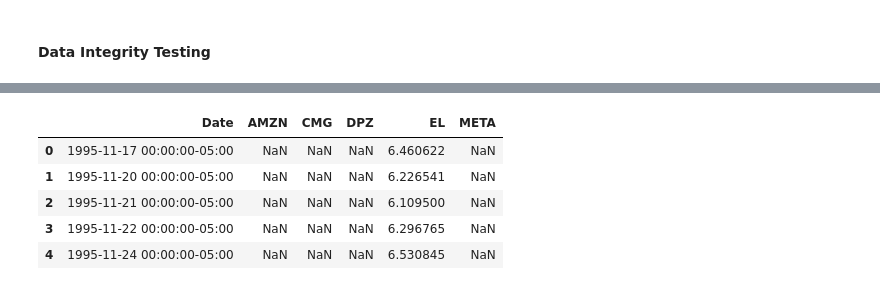
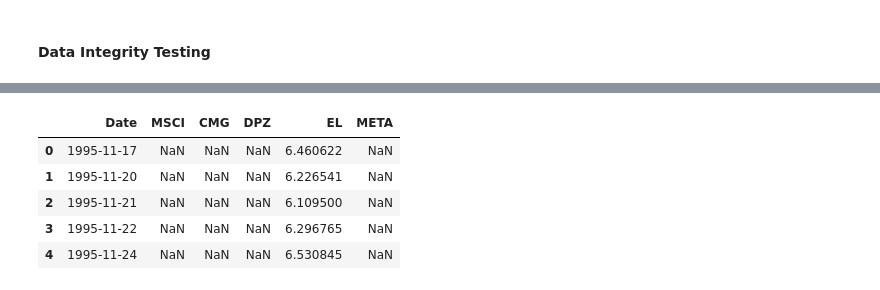
Before and after one commit to aloukrezis01/capital-markets, a Jupyter notebook: Growth Equity EDA.ipynb, the cells around one changed output, grey strips where cells are left out. Drawn from its saved outputs; the diff is of its cells as text; code cells hidden in the pictures.

```diff
--- a/Growth Equity EDA.ipynb
+++ b/Growth Equity EDA.ipynb
@@ -21,7 +21,7 @@ sns.despine(left=True)
 # %% [markdown]
 ### Equity Data Uploading
 # %%
-AMZN = pd.read_csv('Historical_Data_Prices/AMZN.csv')
+MSCI = pd.read_csv('Historical_Data_Prices/MSCI.csv')
 CMG = pd.read_csv('Historical_Data_Prices/CMG.csv')
 DPZ = pd.read_csv('Historical_Data_Prices/DPZ.csv')
 EL = pd.read_csv('Historical_Data_Prices/EL.csv')
@@ -57,0 +58,7 @@ AMZN.head(5)
+# %%
+# Split the 'Date' string on space (' ') and take the first part, which is 'YYYY-MM-DD'
+MSCI['Date'] = MSCI['Date'].str.split(' ').str[0]
+CMG['Date'] = CMG['Date'].str.split(' ').str[0]
+DPZ['Date'] = DPZ['Date'].str.split(' ').str[0]
+EL['Date'] = EL['Date'].str.split(' ').str[0]
+META['Date'] = META['Date'].str.split(' ').str[0]
@@ -57,0 +83,6 @@ AMZN.head(5)
+# %%
+MSCI['Date'] = pd.to_datetime(MSCI['Date'])
+CMG['Date'] = pd.to_datetime(CMG['Date'])
+DPZ['Date'] = pd.to_datetime(DPZ['Date'])
+EL['Date'] = pd.to_datetime(EL['Date'])
+META['Date'] = pd.to_datetime(META['Date'])
@@ -58,36 +116,36 @@ AMZN.head(5)
 # %%
 
 # Simplify dataframes to keep only 'Date' and 'Close' columns, and rename 'Close' to the company's ticker for clarity
-amzn_df = AMZN[['Date', 'Close']].rename(columns={'Close': 'AMZN'})
+msci_df = MSCI[['Date', 'Close']].rename(columns={'Close': 'MSCI'})
 cmg_df = CMG[['Date', 'Close']].rename(columns={'Close': 'CMG'})
 dpz_df = DPZ[['Date', 'Close']].rename(columns={'Close': 'DPZ'})
 el_df = EL[['Date', 'Close']].rename(columns={'Close': 'EL'})
 meta_df = META[['Date', 'Close']].rename(columns={'Close': 'META'})
 
 # Convert 'Date' to datetime format for all dataframes
-amzn_df['Date'] = pd.to_datetime(amzn_df['Date'])
+msci_df['Date'] = pd.to_datetime(msci_df['Date'])
 cmg_df['Date'] = pd.to_datetime(cmg_df['Date'])
 dpz_df['Date'] = pd.to_datetime(dpz_df['Date'])
 el_df['Date'] = pd.to_datetime(el_df['Date'])
 meta_df['Date'] = pd.to_datetime(meta_df['Date'])
 
 # Merge all dataframes on 'Date'
-merged_df = amzn_df.merge(cmg_df, on='Date', how='outer')\
+merged_df = msci_df.merge(cmg_df, on='Date', how='outer')\
                    .merge(dpz_df, on='Date', how='outer')\
                    .merge(el_df, on='Date', how='outer')\
                    .merge(meta_df, on='Date', how='outer')
 
 # Sort by 'Date' to ensure chronological order
 merged_df = merged_df.sort_values(by='Date').reset_index(drop=True)
 
 merged_df.head()
 # %% [output]
-|  | Date | AMZN | CMG | DPZ | EL | META |
-| 0 | 1995-11-17 00:00:00-05:00 | NaN | NaN | NaN | 6.460622 | NaN |
-| 1 | 1995-11-20 00:00:00-05:00 | NaN | NaN | NaN | 6.226541 | NaN |
-| 2 | 1995-11-21 00:00:00-05:00 | NaN | NaN | NaN | 6.109500 | NaN |
-| 3 | 1995-11-22 00:00:00-05:00 | NaN | NaN | NaN | 6.296765 | NaN |
-| 4 | 1995-11-24 00:00:00-05:00 | NaN | NaN | NaN | 6.530845 | NaN |
+|  | Date | MSCI | CMG | DPZ | EL | META |
+| 0 | 1995-11-17 | NaN | NaN | NaN | 6.460622 | NaN |
+| 1 | 1995-11-20 | NaN | NaN | NaN | 6.226541 | NaN |
+| 2 | 1995-11-21 | NaN | NaN | NaN | 6.109500 | NaN |
+| 3 | 1995-11-22 | NaN | NaN | NaN | 6.296765 | NaN |
+| 4 | 1995-11-24 | NaN | NaN | NaN | 6.530845 | NaN |
 # %%
 import plotly.graph_objects as go
 import pandas as pd
```
Also changed, not shown: parts of 7 cells of this notebook, 1 other file.
